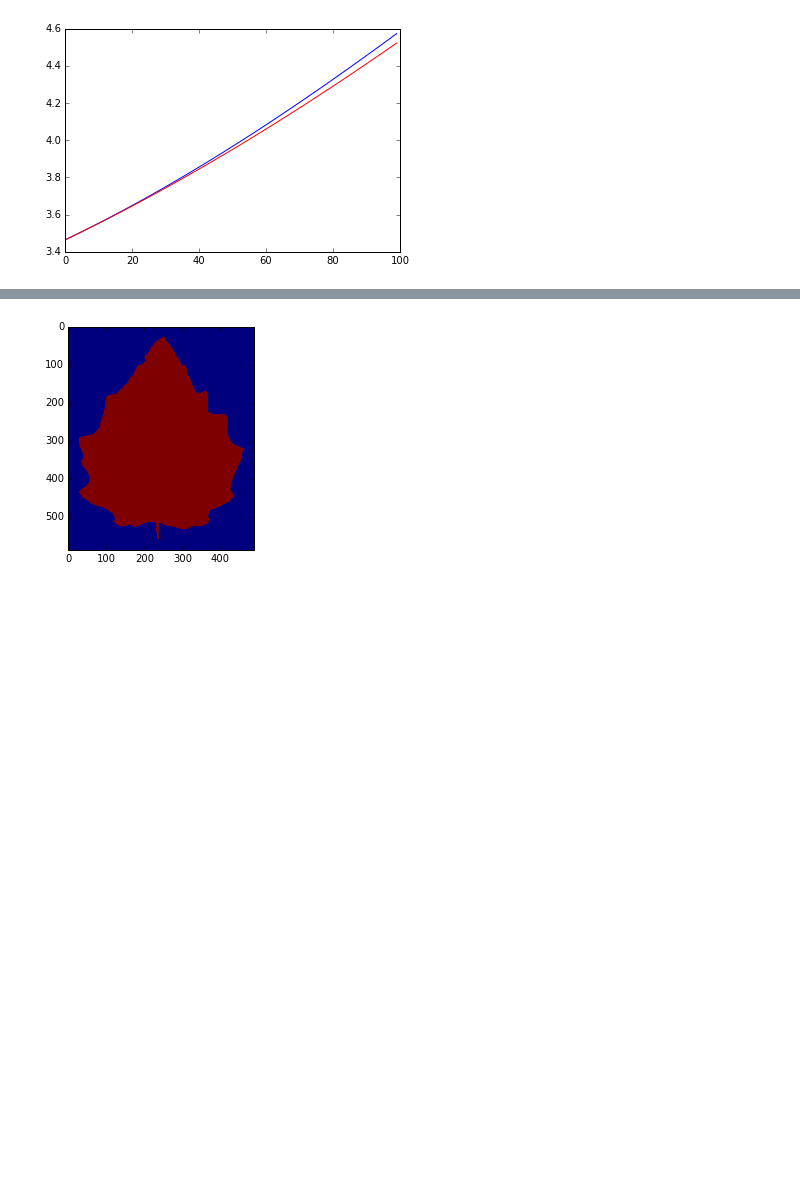
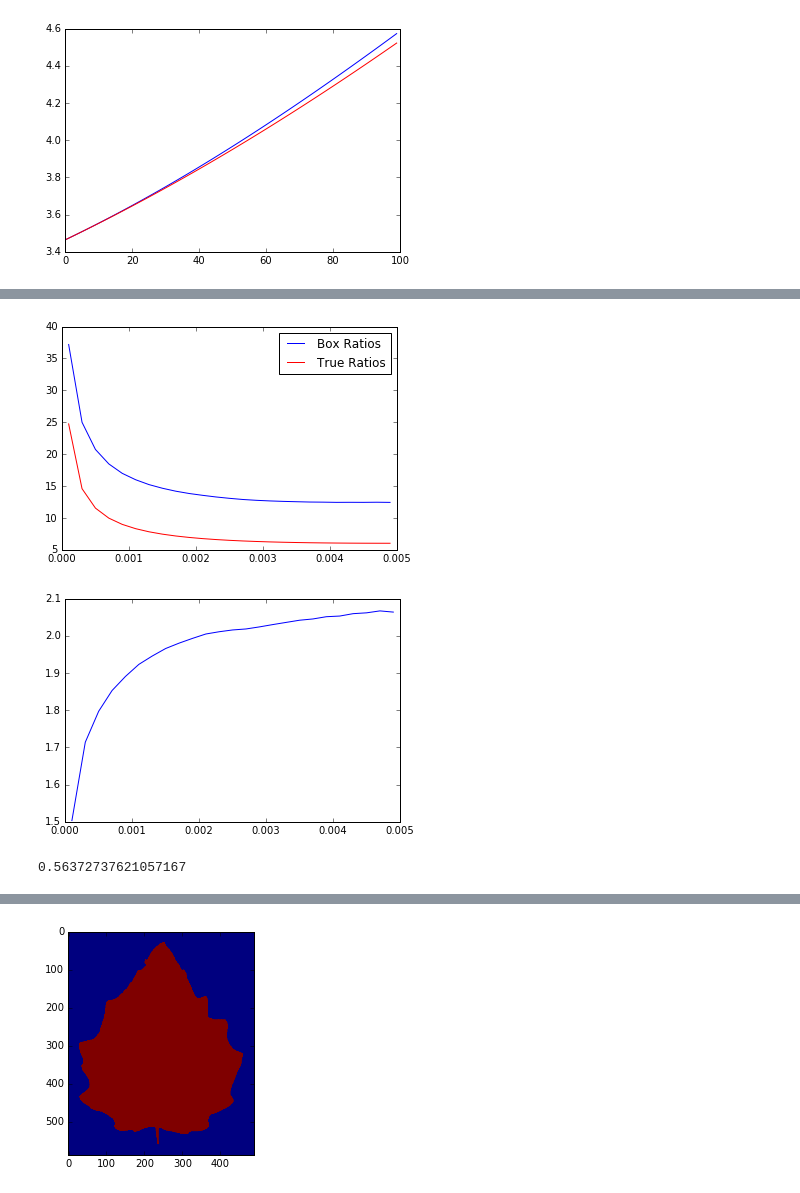
Before and after one commit to MatthewMcGonagle/KaggleLeaf, a Jupyter notebook: RatiosExperiment.ipynb, the cells around one changed output, grey strips where cells are left out. Drawn from its saved outputs; the diff is of its cells as text; code cells hidden in the pictures; blank space fills up the shorter version.

```diff
--- a/RatiosExperiment.ipynb
+++ b/RatiosExperiment.ipynb
@@ -158,0 +186,21 @@ plt.show()
+# %%
+# Plot box Ratios vs true Ratios.
+
+plt.plot(accels, boxRatios, color = 'blue')
+plt.plot(accels, trueRatios, color = 'red')
+plt.legend(['Box Ratios', 'True Ratios'])
+plt.show()
+
+# Plot Ratio of Ratios
+ratiosRatios = [boxRatios[i] / trueRatios[i] for i in range(len(boxRatios))]
+plt.plot(accels, ratiosRatios)
+plt.show()
+# %% [output]
+[figure, added]
+[figure, added]
+# %%
+# Maximum Variation of ratio of ratios.
+
+np.amax(ratiosRatios) - np.amin(ratiosRatios)
+# %% [output]
+0.56372737621057167
```
Also changed, not shown: parts of 3 cells of this notebook.
